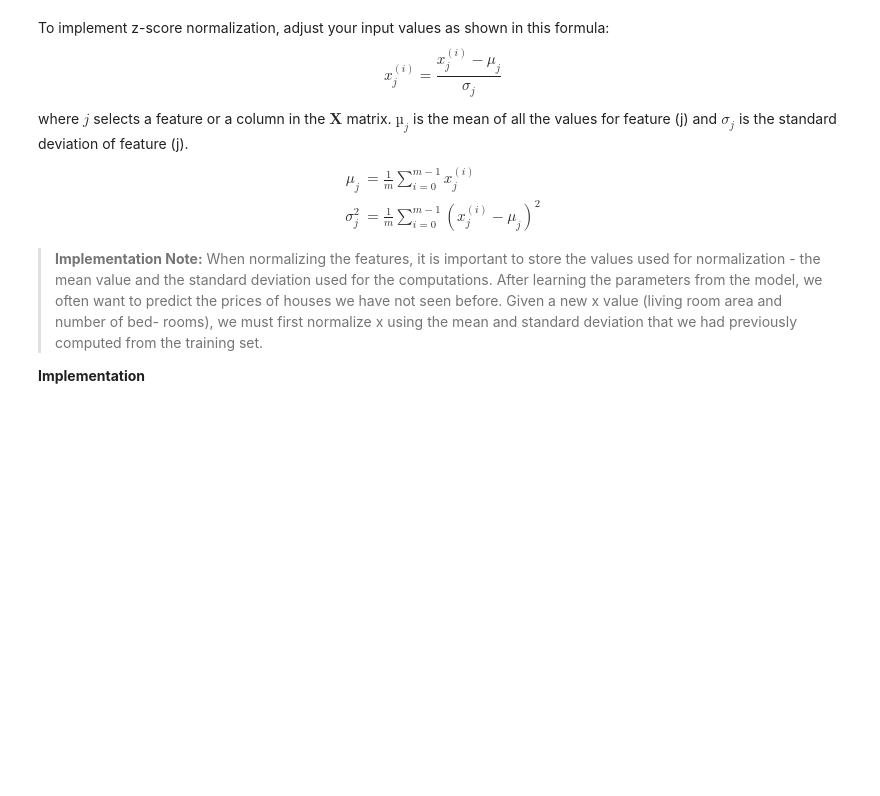
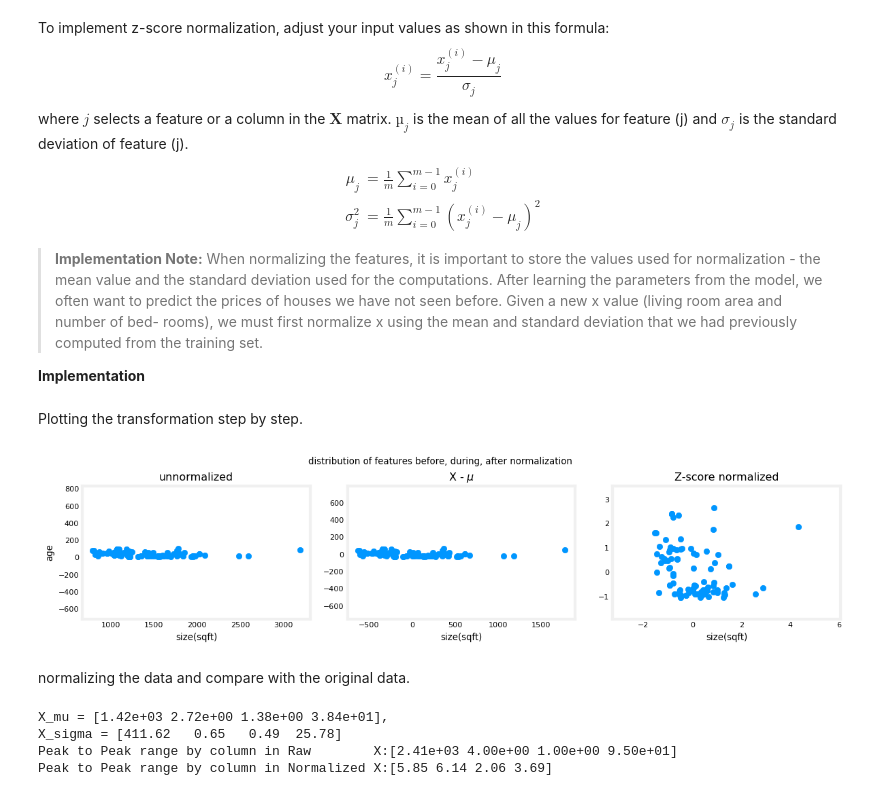
Before and after one commit to PankajaBalasooriya/SML-Regression-Classification, a Jupyter notebook: Multi variable Linear Regression/Feature scaling and Learning Rate.ipynb, the cells around one changed output. Cells and saved outputs as stored; diff of their text form; code cells hidden in the pictures; blank space fills up the shorter version.

```diff
--- a/Multi variable Linear Regression/Feature scaling and Learning Rate.ipynb
+++ b/Multi variable Linear Regression/Feature scaling and Learning Rate.ipynb
@@ -225,3 +225,44 @@ def zscore_normalize_features(X):
 #check
 #from sklearn.preprocessing import scale
 #scale(X_train, axis=0, with_mean=True, with_std=True, copy=True)
+# %% [markdown]
+Plotting the transformation step by step.
+# %%
+mu     = np.mean(X_train,axis=0)
+sigma  = np.std(X_train,axis=0)
+X_mean = (X_train - mu)
+X_norm = (X_train - mu)/sigma
+
+fig,ax=plt.subplots(1, 3, figsize=(12, 3))
+ax[0].scatter(X_train[:,0], X_train[:,3])
+ax[0].set_xlabel(X_features[0]); ax[0].set_ylabel(X_features[3]);
+ax[0].set_title("unnormalized")
+ax[0].axis('equal')
+
+ax[1].scatter(X_mean[:,0], X_mean[:,3])
+ax[1].set_xlabel(X_features[0]); ax[0].set_ylabel(X_features[3]);
+ax[1].set_title(r"X - $\mu$")
+ax[1].axis('equal')
+
+ax[2].scatter(X_norm[:,0], X_norm[:,3])
+ax[2].set_xlabel(X_features[0]); ax[0].set_ylabel(X_features[3]);
+ax[2].set_title(r"Z-score normalized")
+ax[2].axis('equal')
+plt.tight_layout(rect=[0, 0.03, 1, 0.95])
+fig.suptitle("distribution of features before, during, after normalization")
+plt.show()
+# %% [output]
+[figure, added]
+# %% [markdown]
+normalizing the data and compare with the original data.
+# %%
+# normalize the original features
+X_norm, X_mu, X_sigma = zscore_normalize_features(X_train)
+print(f"X_mu = {X_mu}, \nX_sigma = {X_sigma}")
+print(f"Peak to Peak range by column in Raw        X:{np.ptp(X_train,axis=0)}")
+print(f"Peak to Peak range by column in Normalized X:{np.ptp(X_norm,axis=0)}")
+# %% [output]
+X_mu = [1.42e+03 2.72e+00 1.38e+00 3.84e+01],
+X_sigma = [411.62   0.65   0.49  25.78]
+Peak to Peak range by column in Raw        X:[2.41e+03 4.00e+00 1.00e+00 9.50e+01]
+Peak to Peak range by column in Normalized X:[5.85 6.14 2.06 3.69]
```
Also changed, not shown: parts of 12 cells of this notebook, 2 other files.
